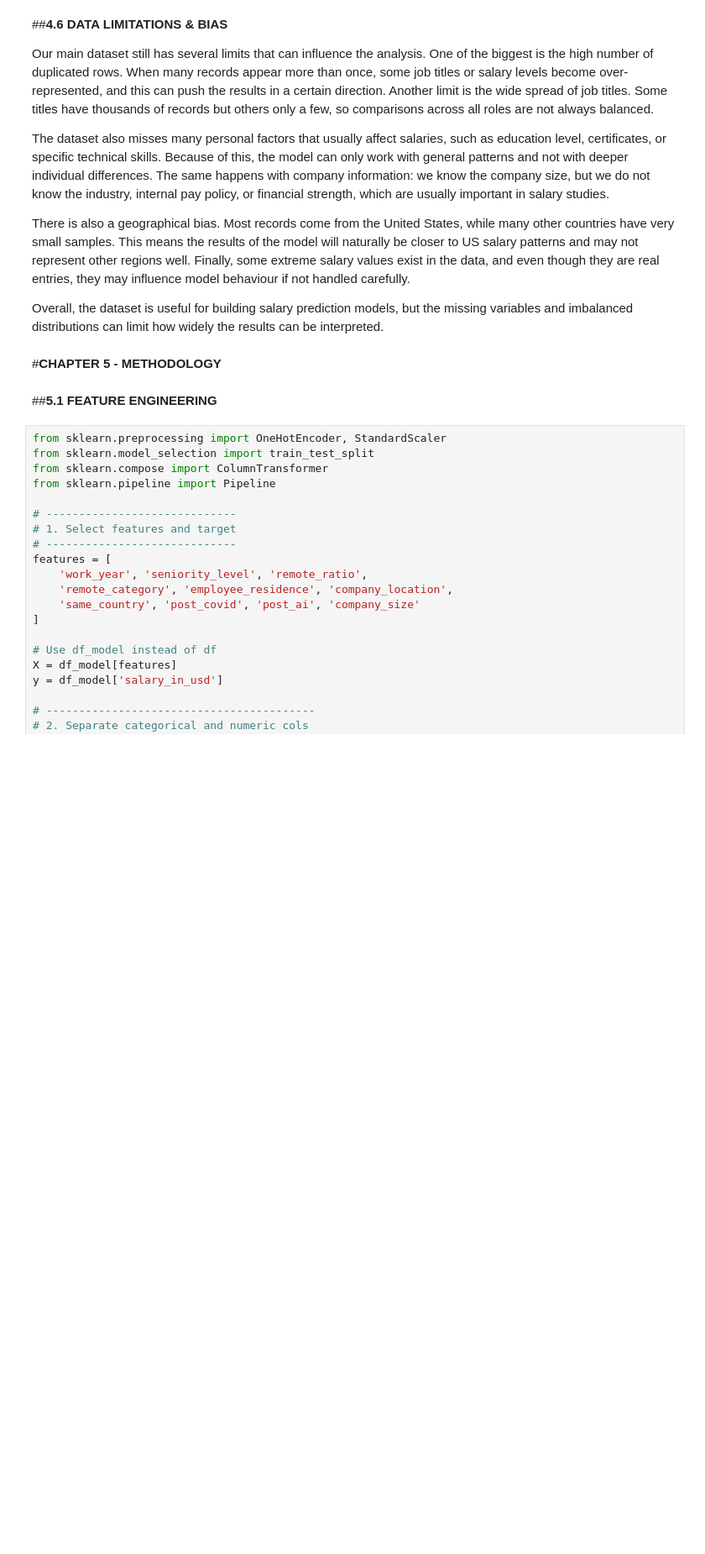
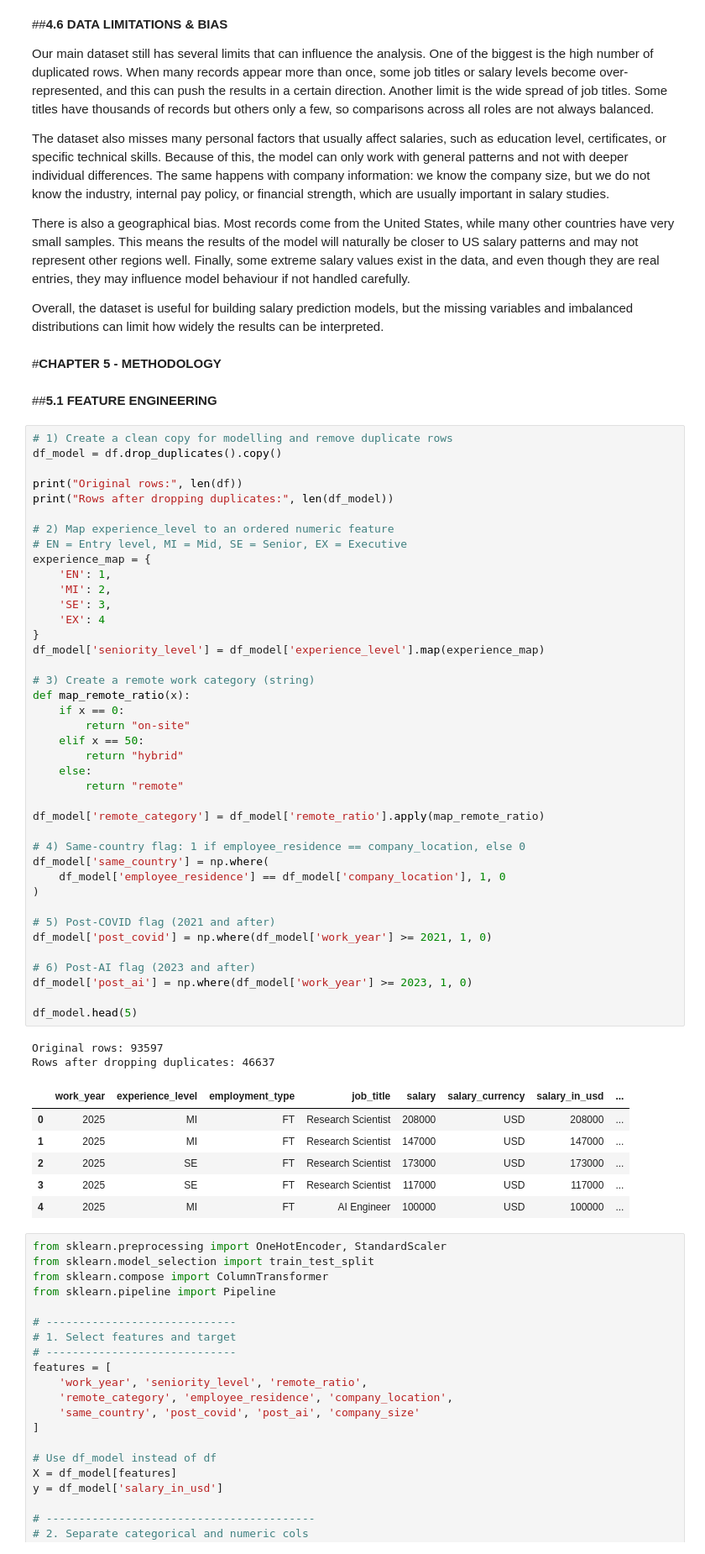
Before and after one commit to behrad-mohammadi/salary-prediction-data-jobs, a Jupyter notebook: Notebook/salary_analysis_main.ipynb, the cells around one changed output. Shown: that part at 84% size. Cells and saved outputs as stored; diff of their text form; blank space fills up the shorter version.

```diff
--- a/Notebook/salary_analysis_main.ipynb
+++ b/Notebook/salary_analysis_main.ipynb
@@ -655,6 +655,55 @@ Overall, the dataset is useful for building salary prediction models, but the mi
 #**CHAPTER 5 - METHODOLOGY**
 # %% [markdown]
 ##**5.1	FEATURE ENGINEERING**
+# %%
+# 1) Create a clean copy for modelling and remove duplicate rows
+df_model = df.drop_duplicates().copy()
+
+print("Original rows:", len(df))
+print("Rows after dropping duplicates:", len(df_model))
+
+# 2) Map experience_level to an ordered numeric feature
+# EN = Entry level, MI = Mid, SE = Senior, EX = Executive
+experience_map = {
+    'EN': 1,
+    'MI': 2,
+    'SE': 3,
+    'EX': 4
+}
+df_model['seniority_level'] = df_model['experience_level'].map(experience_map)
+
+# 3) Create a remote work category (string)
+def map_remote_ratio(x):
+    if x == 0:
+        return "on-site"
+    elif x == 50:
+        return "hybrid"
+    else:
+        return "remote"
+
+df_model['remote_category'] = df_model['remote_ratio'].apply(map_remote_ratio)
+
+# 4) Same-country flag: 1 if employee_residence == company_location, else 0
+df_model['same_country'] = np.where(
+    df_model['employee_residence'] == df_model['company_location'], 1, 0
+)
+
+# 5) Post-COVID flag (2021 and after)
+df_model['post_covid'] = np.where(df_model['work_year'] >= 2021, 1, 0)
+
+# 6) Post-AI flag (2023 and after)
+df_model['post_ai'] = np.where(df_model['work_year'] >= 2023, 1, 0)
+
+df_model.head(5)
+# %% [output]
+Original rows: 93597
+Rows after dropping duplicates: 46637
+|  | work_year | experience_level | employment_type | job_title | salary | salary_currency | salary_in_usd | ... |
+| 0 | 2025 | MI | FT | Research Scientist | 208000 | USD | 208000 | ... |
+| 1 | 2025 | MI | FT | Research Scientist | 147000 | USD | 147000 | ... |
+| 2 | 2025 | SE | FT | Research Scientist | 173000 | USD | 173000 | ... |
+| 3 | 2025 | SE | FT | Research Scientist | 117000 | USD | 117000 | ... |
+| 4 | 2025 | MI | FT | AI Engineer | 100000 | USD | 100000 | ... |
 # %%
 from sklearn.preprocessing import OneHotEncoder, StandardScaler
 from sklearn.model_selection import train_test_split
```
Also changed, not shown: parts of 3 cells of this notebook.
